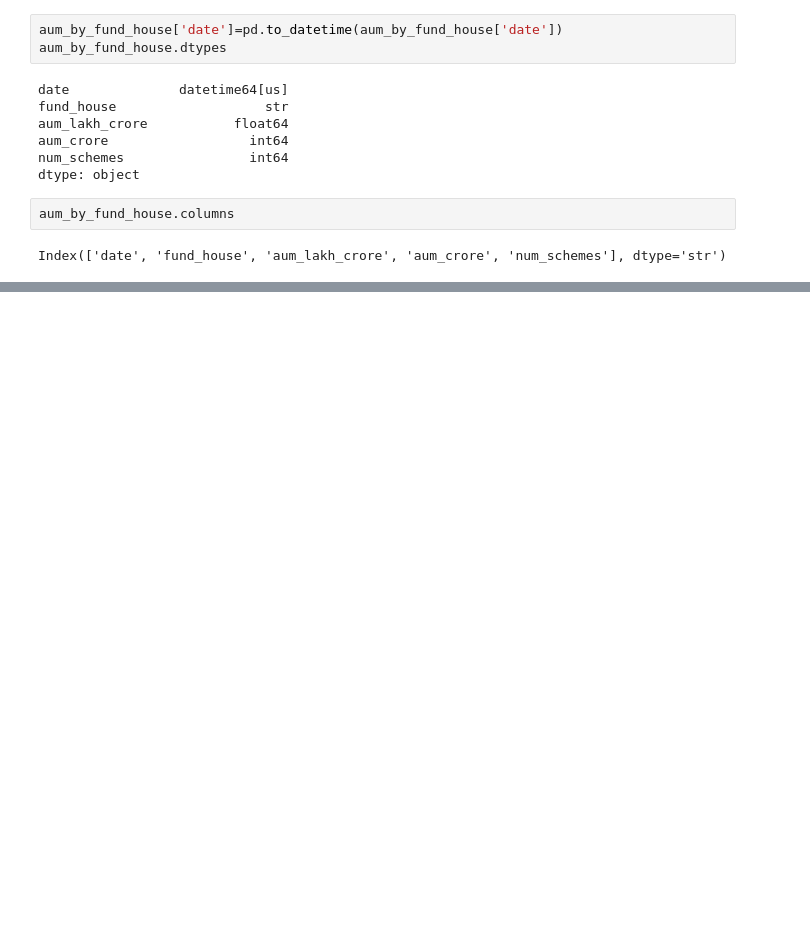
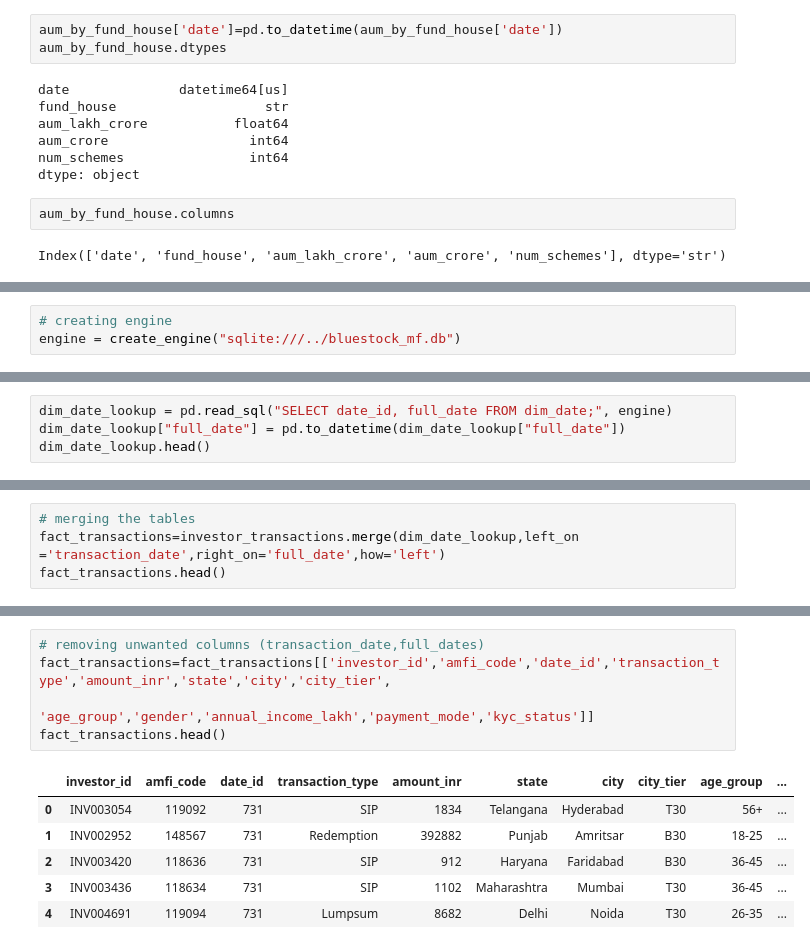
Before and after one commit to aksheyei/Mutual-Fund-Analysis, a Jupyter notebook: notebooks/day2_data_cleaning.ipynb, the cells around one changed output, grey strips where cells are left out. Cells and saved outputs as stored; diff of their text form; blank space fills up the shorter version.

```diff
--- a/notebooks/day2_data_cleaning.ipynb
+++ b/notebooks/day2_data_cleaning.ipynb
@@ -232,0 +230,3 @@ Index(['date', 'fund_house', 'aum_lakh_crore', 'aum_crore', 'num_schemes'], dtyp
+# %%
+# creating engine
+engine = create_engine("sqlite:///../bluestock_mf.db")
@@ -232,0 +422,4 @@ Index(['date', 'fund_house', 'aum_lakh_crore', 'aum_crore', 'num_schemes'], dtyp
+# %%
+dim_date_lookup = pd.read_sql("SELECT date_id, full_date FROM dim_date;", engine)
+dim_date_lookup["full_date"] = pd.to_datetime(dim_date_lookup["full_date"])
+dim_date_lookup.head()
@@ -232,0 +482,4 @@ Index(['date', 'fund_house', 'aum_lakh_crore', 'aum_crore', 'num_schemes'], dtyp
+# %%
+# merging the tables
+fact_transactions=investor_transactions.merge(dim_date_lookup,left_on ='transaction_date',right_on='full_date',how='left')
+fact_transactions.head()
@@ -232,0 +493,12 @@ Index(['date', 'fund_house', 'aum_lakh_crore', 'aum_crore', 'num_schemes'], dtyp
+# %%
+# removing unwanted columns (transaction_date,full_dates)
+fact_transactions=fact_transactions[['investor_id','amfi_code','date_id','transaction_type','amount_inr','state','city','city_tier',
+                                     'age_group','gender','annual_income_lakh','payment_mode','kyc_status']]
+fact_transactions.head()
+# %% [output]
+|  | investor_id | amfi_code | date_id | transaction_type | amount_inr | state | city | city_tier | age_group | ... |
+| 0 | INV003054 | 119092 | 731 | SIP | 1834 | Telangana | Hyderabad | T30 | 56+ | ... |
+| 1 | INV002952 | 148567 | 731 | Redemption | 392882 | Punjab | Amritsar | B30 | 18-25 | ... |
+| 2 | INV003420 | 118636 | 731 | SIP | 912 | Haryana | Faridabad | B30 | 36-45 | ... |
+| 3 | INV003436 | 118634 | 731 | SIP | 1102 | Maharashtra | Mumbai | T30 | 36-45 | ... |
+| 4 | INV004691 | 119094 | 731 | Lumpsum | 8682 | Delhi | Noida | T30 | 26-35 | ... |
```
Also changed, not shown: parts of 40 cells of this notebook, 1 other file.
